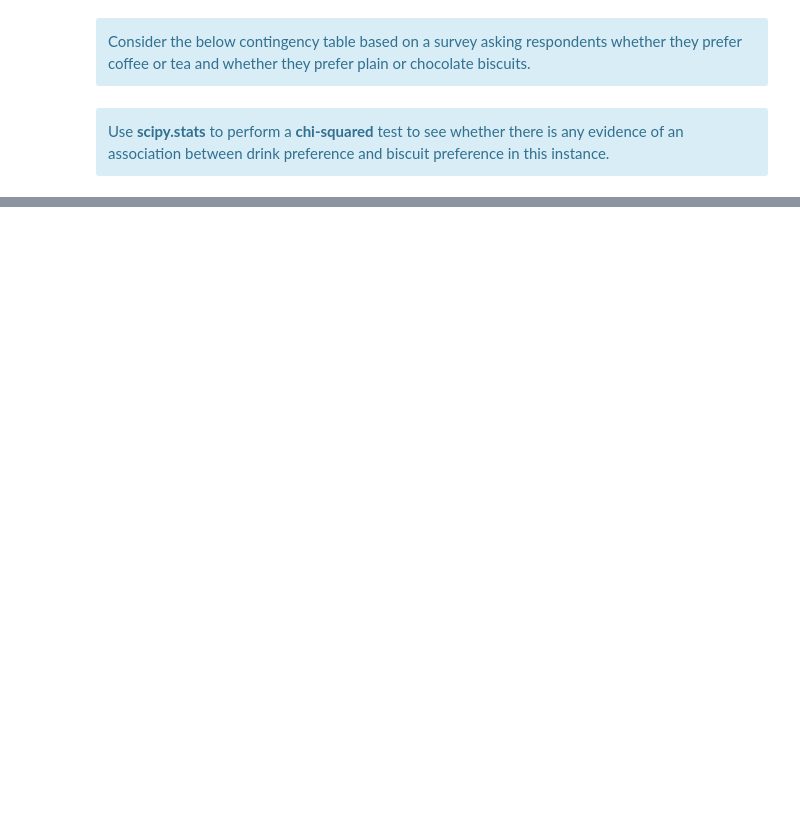
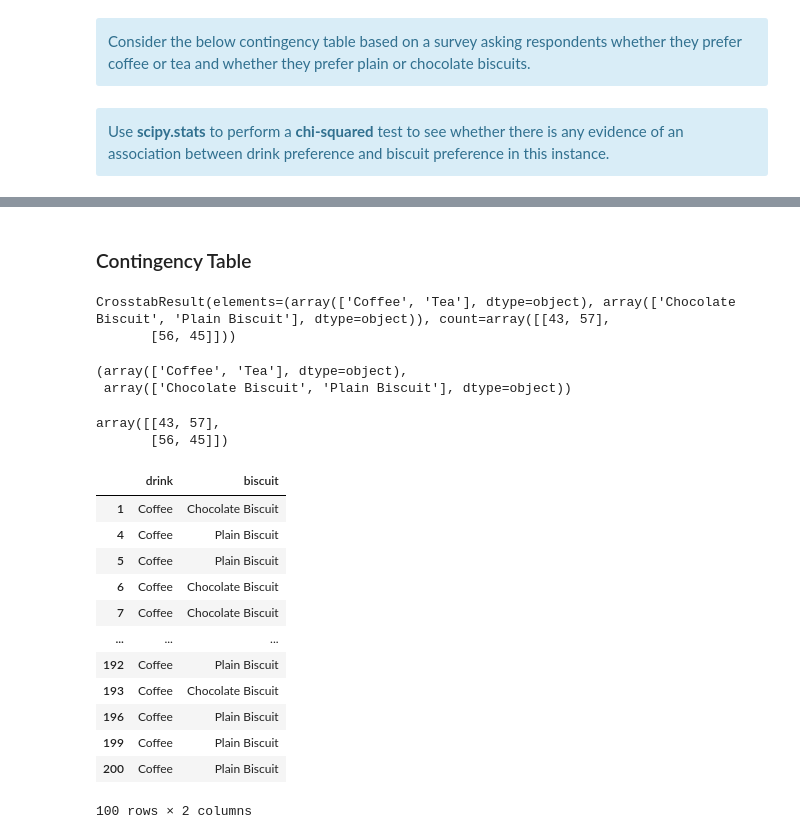
Before and after one commit to Anna20041983/Machine_Learning_and_Statistics, a Jupyter notebook: tasks.ipynb, the cells around one changed output, grey strips where cells are left out. Saved outputs shown, nothing was run; the diff lists cells and outputs as text; code cells hidden in the pictures; blank space fills up the shorter version.

```diff
--- a/tasks.ipynb
+++ b/tasks.ipynb
@@ -310,0 +388,43 @@ NameError: name 'raw_data' is not defined
+# %% [markdown]
+### Contingency Table
+# %%
+# Perform Crosstabs Contingency
+cross = ss.contingency.crosstab(df['drink'], df['biscuit'])
+
+# Show
+cross
+# %% [output]
+CrosstabResult(elements=(array(['Coffee', 'Tea'], dtype=object), array(['Chocolate Biscuit', 'Plain Biscuit'], dtype=object)), count=array([[43, 57],
+       [56, 45]]))
+# %%
+# The first variable values and the second
+first, second = cross.elements
+
+# Show
+first, second
+# %% [output]
+(array(['Coffee', 'Tea'], dtype=object),
+ array(['Chocolate Biscuit', 'Plain Biscuit'], dtype=object))
+# %%
+# The counts
+cross.count
+# %% [output]
+array([[43, 57],
+       [56, 45]])
+# %%
+# Find all rows in df with drink equal to the first value in first
+df[df['drink'] == first[0]]
+# %% [output]
+|  | drink | biscuit |
+| 1 | Coffee | Chocolate Biscuit |
+| 4 | Coffee | Plain Biscuit |
+| 5 | Coffee | Plain Biscuit |
+| 6 | Coffee | Chocolate Biscuit |
+| 7 | Coffee | Chocolate Biscuit |
+| ... | ... | ... |
+| 192 | Coffee | Plain Biscuit |
+| 193 | Coffee | Chocolate Biscuit |
+| 196 | Coffee | Plain Biscuit |
+| 199 | Coffee | Plain Biscuit |
+| 200 | Coffee | Plain Biscuit |
+100 rows × 2 columns
```
Also changed, not shown: parts of 33 cells of this notebook, 2 other files.
